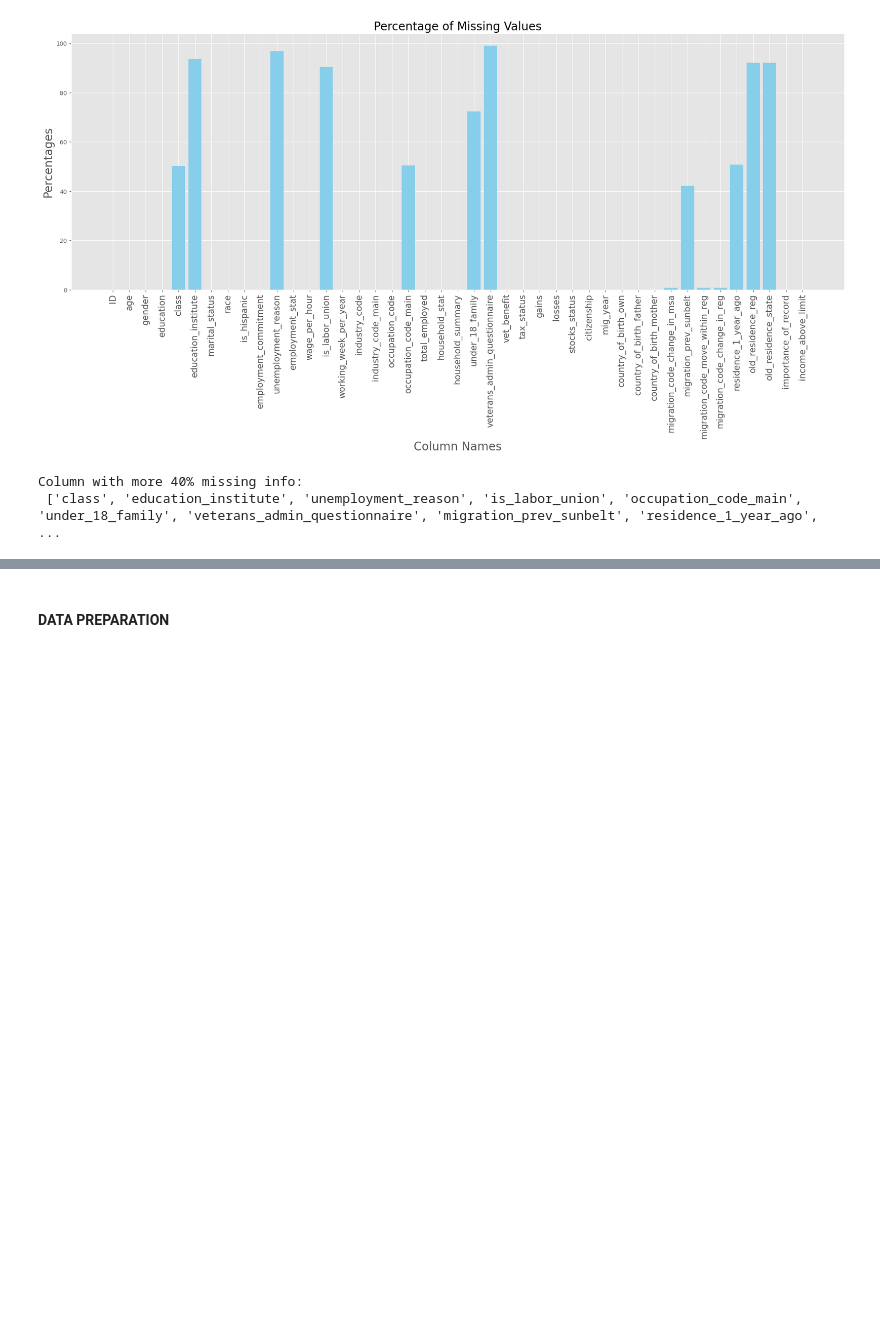
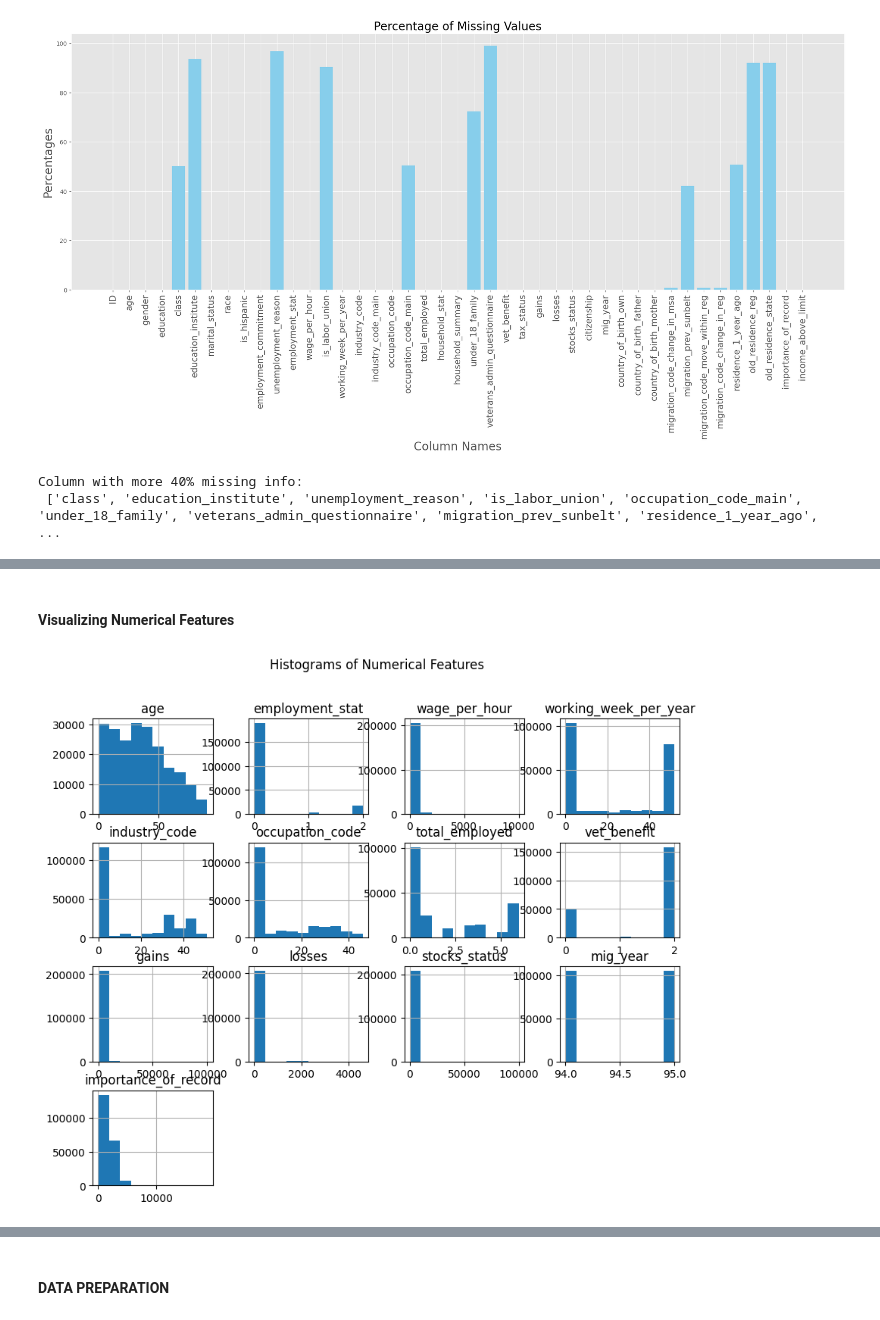
Before and after one commit to AndyMortey/PREDICTING-ANNUAL-INCOME-USING-MACHINE-LEARNING, a Jupyter notebook: notebook.ipynb, the cells around one changed output, grey strips where cells are left out. Cells and saved outputs as stored; diff of their text form; code cells hidden in the pictures; blank space fills up the shorter version.

```diff
--- a/notebook.ipynb
+++ b/notebook.ipynb
@@ -155,0 +211,9 @@ Column with more 40% missing info:
+# %% [markdown]
+#### Visualizing Numerical Features
+# %%
+# Plotting histograms
+train_df.hist(bins=10, figsize=(10, 8))
+plt.suptitle('Histograms of Numerical Features')
+plt.show()
+# %% [output]
+[figure, added]
```
Also changed, not shown: parts of 9 cells of this notebook.
